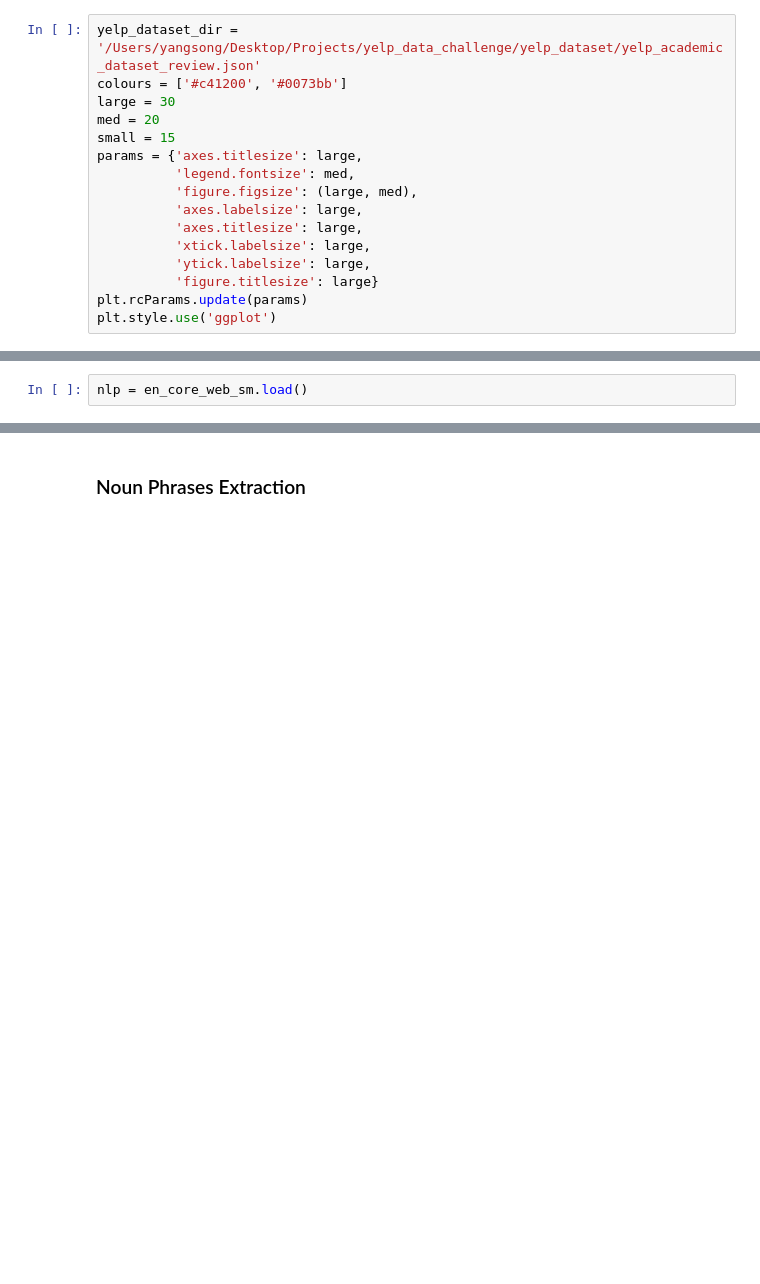
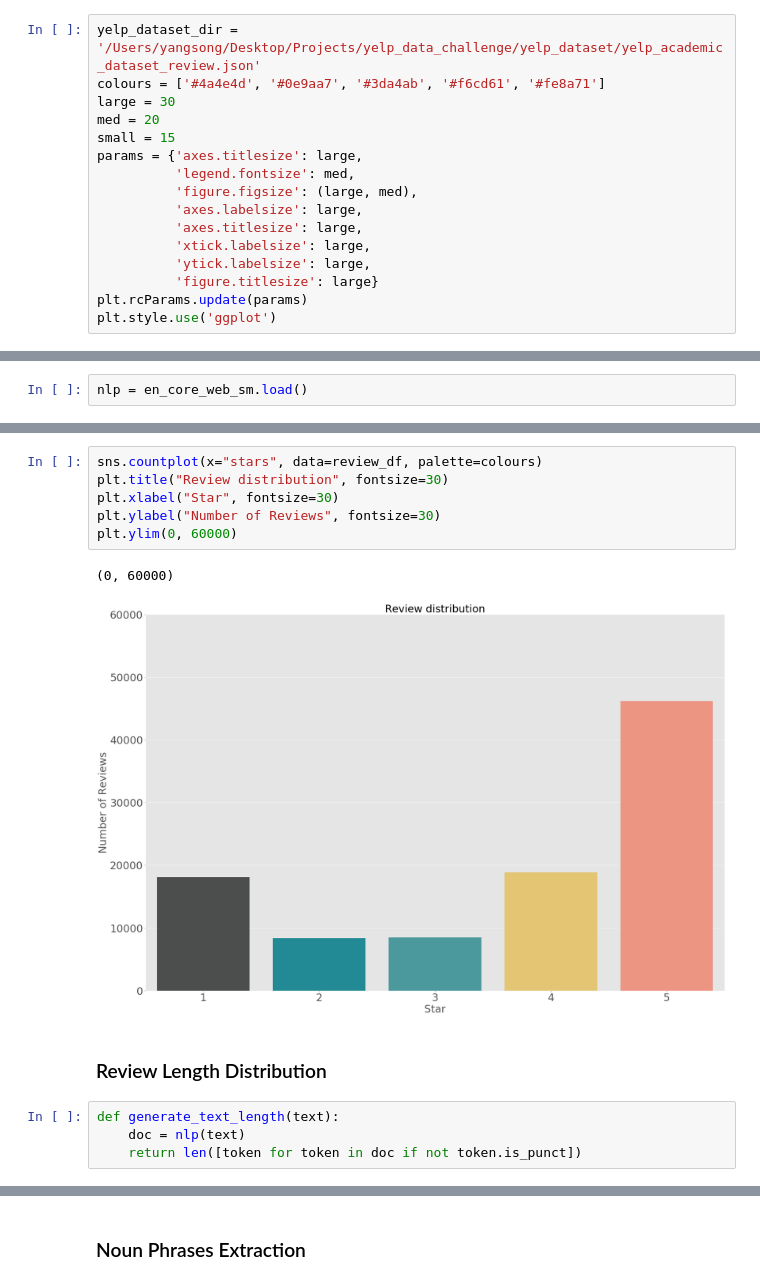
Before and after one commit to songyang0716/NLP, a Jupyter notebook: spaCy_tutorial/spacy_tutorial.ipynb, the cells around one changed output, grey strips where cells are left out. Cells and saved outputs as stored; diff of their text form; blank space fills up the shorter version.

```diff
--- a/spaCy_tutorial/spacy_tutorial.ipynb
+++ b/spaCy_tutorial/spacy_tutorial.ipynb
@@ -15,6 +16,6 @@ from spacy import displacy
 # %%
 yelp_dataset_dir = '/Users/yangsong/Desktop/Projects/yelp_data_challenge/yelp_dataset/yelp_academic_dataset_review.json'
-colours = ['#c41200', '#0073bb']
+colours = ['#4a4e4d', '#0e9aa7', '#3da4ab', '#f6cd61', '#fe8a71']
 large = 30
 med = 20
 small = 15
@@ -49,0 +52,15 @@ nlp = en_core_web_sm.load()
+# %%
+sns.countplot(x="stars", data=review_df, palette=colours)
+plt.title("Review distribution", fontsize=30)
+plt.xlabel("Star", fontsize=30)
+plt.ylabel("Number of Reviews", fontsize=30)
+plt.ylim(0, 60000)
+# %% [output]
+(0, 60000)
+[figure, added]
+# %% [markdown]
+### Review Length Distribution
+# %%
+def generate_text_length(text):
+    doc = nlp(text)
+    return len([token for token in doc if not token.is_punct])
```
Also changed, not shown: parts of 9 cells of this notebook.
